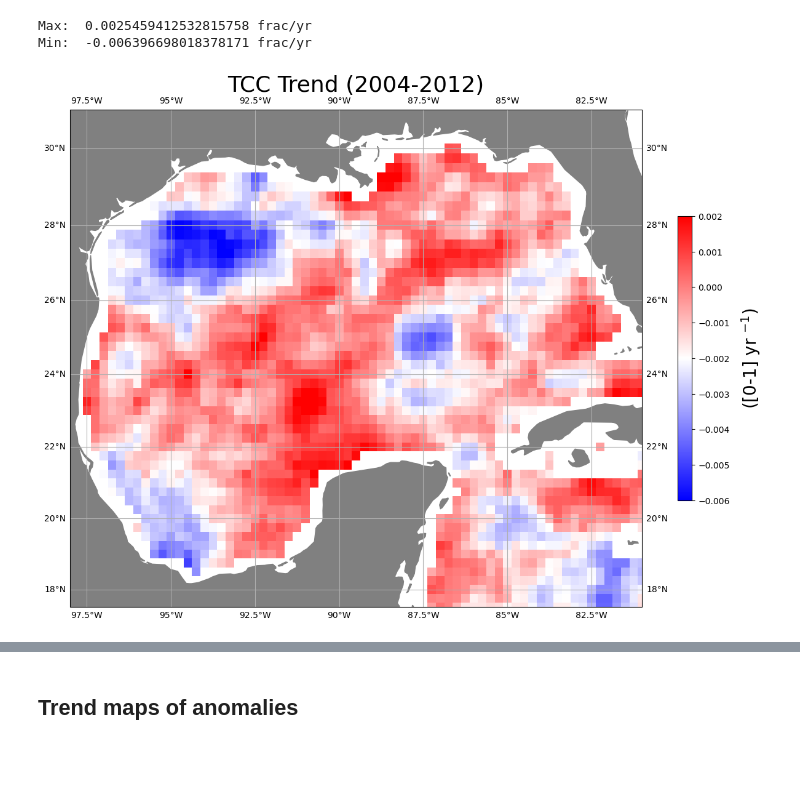
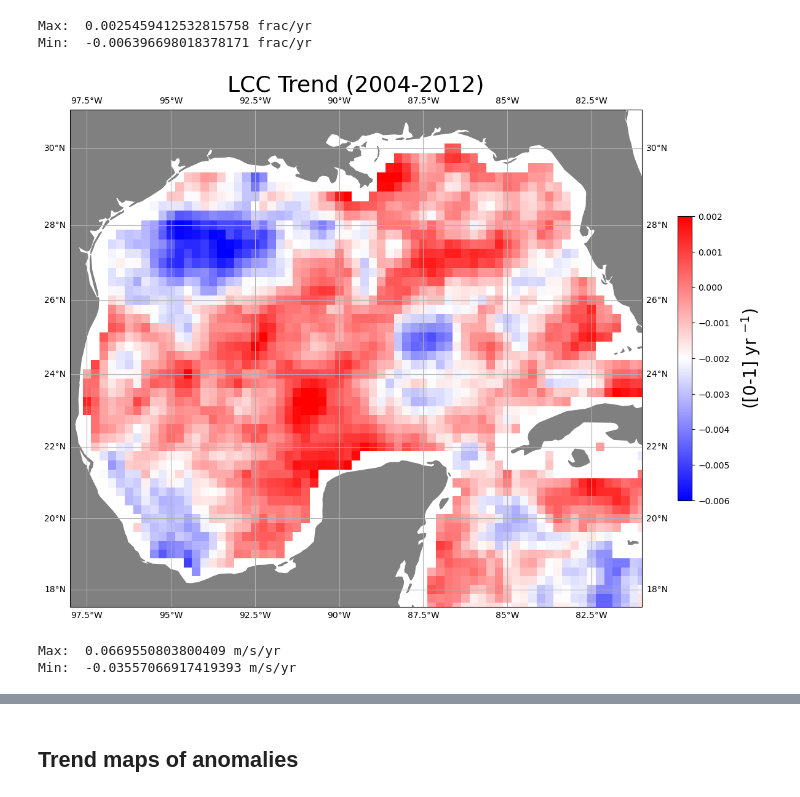
Before and after one commit to shanicetbailey/MHW-gfdl, a Jupyter notebook: 01-trend-maps.ipynb, the cells around one changed output, grey strips where cells are left out. Saved outputs shown, nothing was run; the diff lists cells and outputs as text; code cells hidden in the pictures; blank space fills up the shorter version.

Commit message:
plotted era vars, need to plot glorys

```diff
--- a/01-trend-maps.ipynb
+++ b/01-trend-maps.ipynb
@@ -311,7 +311,7 @@ trend_v10_0412 = v10.groupby('time.year').mean('time').polyfit('year', deg=1) #
 trend_mslp_0412 = mslp.groupby('time.year').mean('time').polyfit('year', deg=1) # Pa/yr
 trend_lcc_0412 = lcc.groupby('time.year').mean('time').polyfit('year', deg=1) #(0-1)/yr
 # %%
-def plot_trend(da, title, cbar_label, v_min, v_max):
+def plot_trend(da, title, cbar_label, v_min, v_max, cmap_choice):
     proj = ccrs.Mercator() #with Mercator you can put lat lon values.
     fig, ax = plt.subplots(figsize=(15, 15), subplot_kw=dict(projection=proj))
 
@@ -322,7 +322,7 @@ def plot_trend(da, title, cbar_label, v_min, v_max):
                                             facecolor='0.5'))
     d = da.polyfit_coefficients[0]
     im = ax.pcolormesh(d.longitude, d.latitude, d, transform=ccrs.PlateCarree(),
-                       cmap='bwr', vmin=v_min, vmax=v_max)
+                       cmap=cmap_choice, vmin=v_min, vmax=v_max)
     cb = fig.colorbar(im, ax=ax, shrink=0.4)
     cb.set_label(fr"{cbar_label}", labelpad=12, fontsize=20)
 
@@ -358,6 +358,12 @@ print('Max: ', trend_lcc_0412.polyfit_coefficients[0].max().values, 'frac/yr',
 Max:  0.0025459412532815758 frac/yr
 Min:  -0.006396698018378171 frac/yr
 # %%
-plot_trend(trend_lcc_0412, 'TCC Trend (2004-2012)', '([0-1] yr $^{-1}$)', -0.006, 0.002)
+plot_trend(trend_lcc_0412, 'LCC Trend (2004-2012)', '([0-1] yr $^{-1}$)', -0.006, 0.002, 'bwr')
 # %% [output]
-[figure, old version]
+[figure, new version]
+# %%
+print('Max: ', trend_u10_0412.polyfit_coefficients[0].max().values, 'm/s/yr',
+      '\nMin: ', trend_u10_0412.polyfit_coefficients[0].min().values, 'm/s/yr')
+# %% [output]
+Max:  0.0669550803800409 m/s/yr
+Min:  -0.03557066917419393 m/s/yr
```
Also changed, not shown: parts of 7 cells of this notebook.
